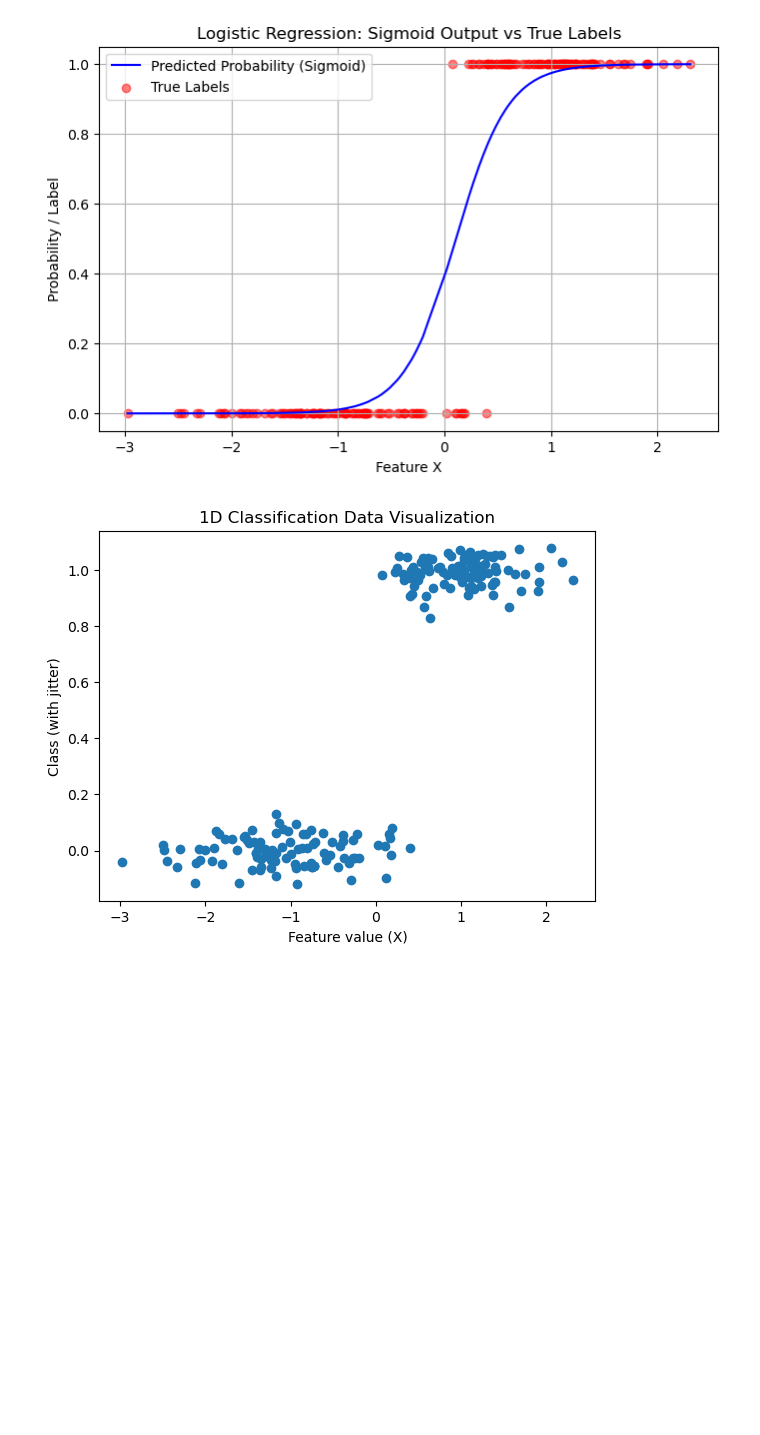
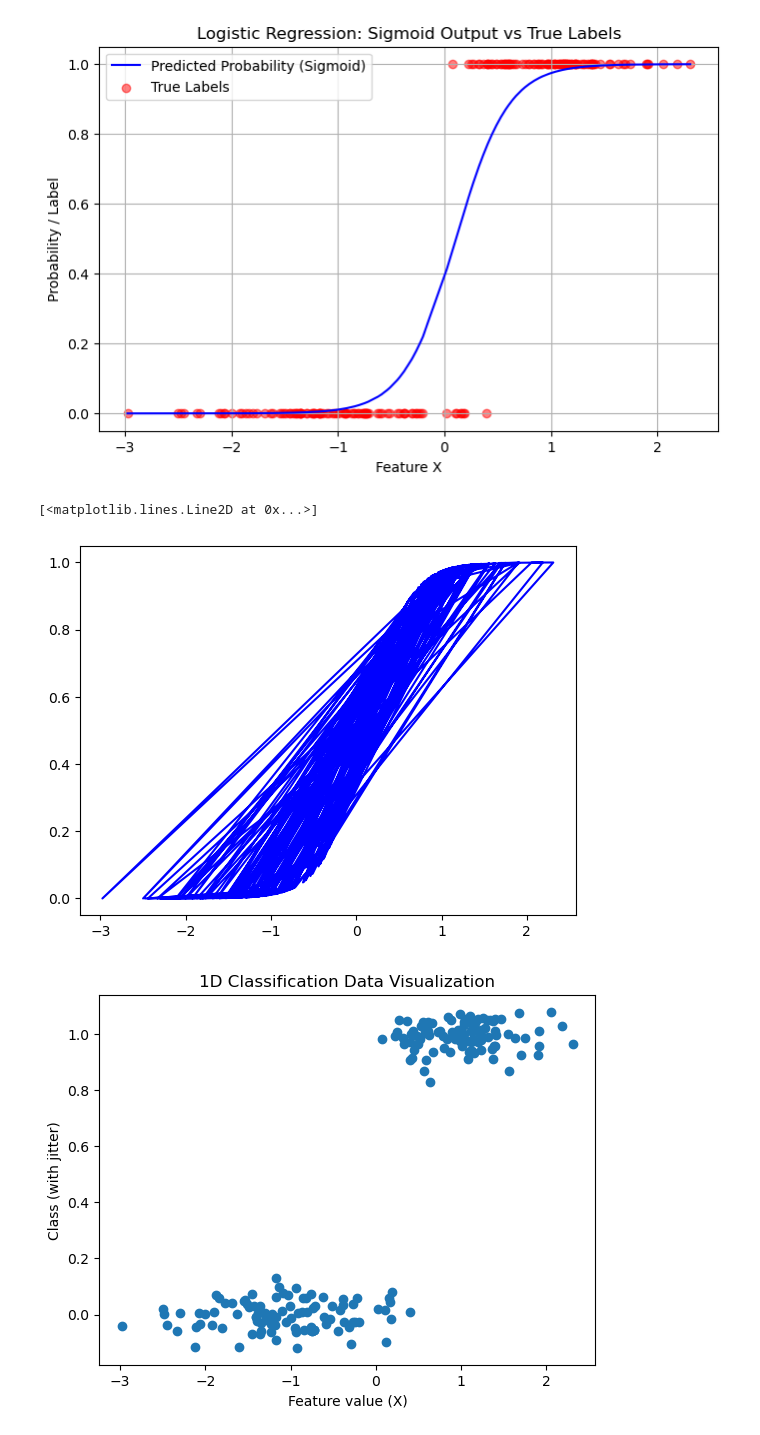
Before and after one commit to sandeshbhatta495/AI, a Jupyter notebook: Logistic Regression/suggested/visulization for random dat set .ipynb, the cells around one changed output. Saved outputs shown, nothing was run; the diff lists cells and outputs as text; code cells hidden in the pictures; blank space fills up the shorter version.

```diff
--- a/Logistic Regression/suggested/visulization for random dat set .ipynb
+++ b/Logistic Regression/suggested/visulization for random dat set .ipynb
@@ -47,0 +35,6 @@ Cross-Entropy Loss: 0.08917644622761506
+# %%
+# Sigmoid curve (predicted probability)
+plt.plot(X, probs, label='Predicted Probability (Sigmoid)', color='blue')
+# %% [output]
+[<matplotlib.lines.Line2D at 0x...>]
+[figure, added]
```
Also changed, not shown: parts of 6 cells of this notebook.
